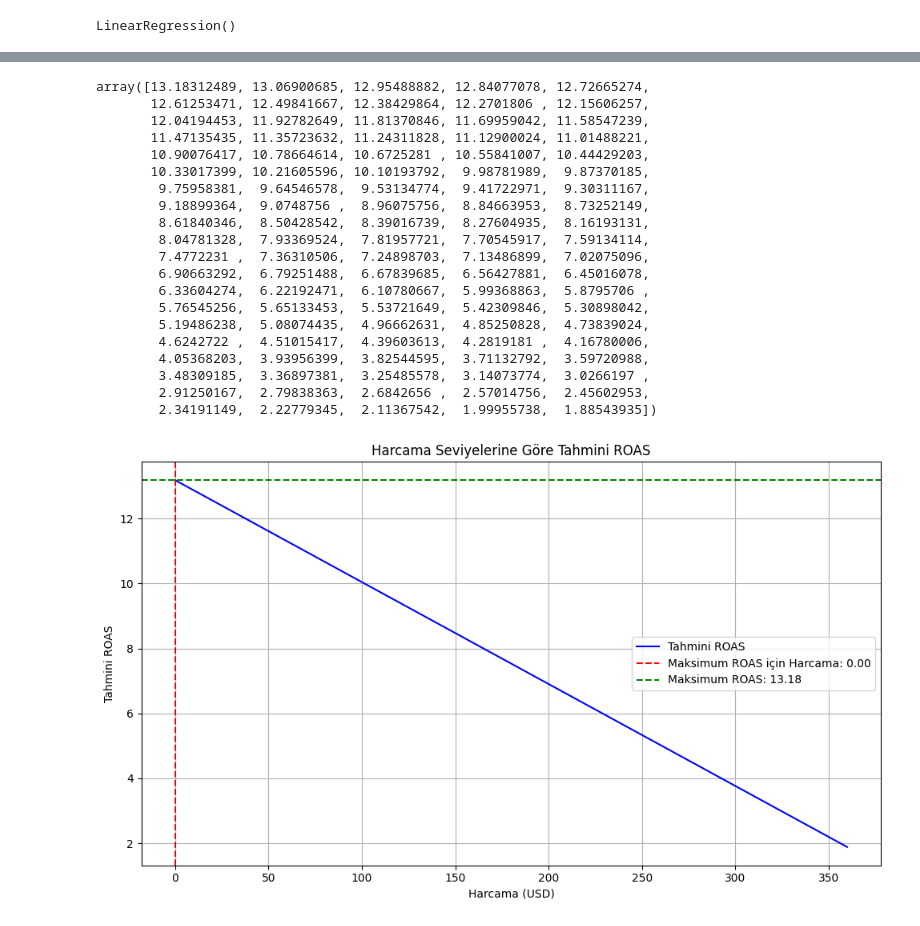
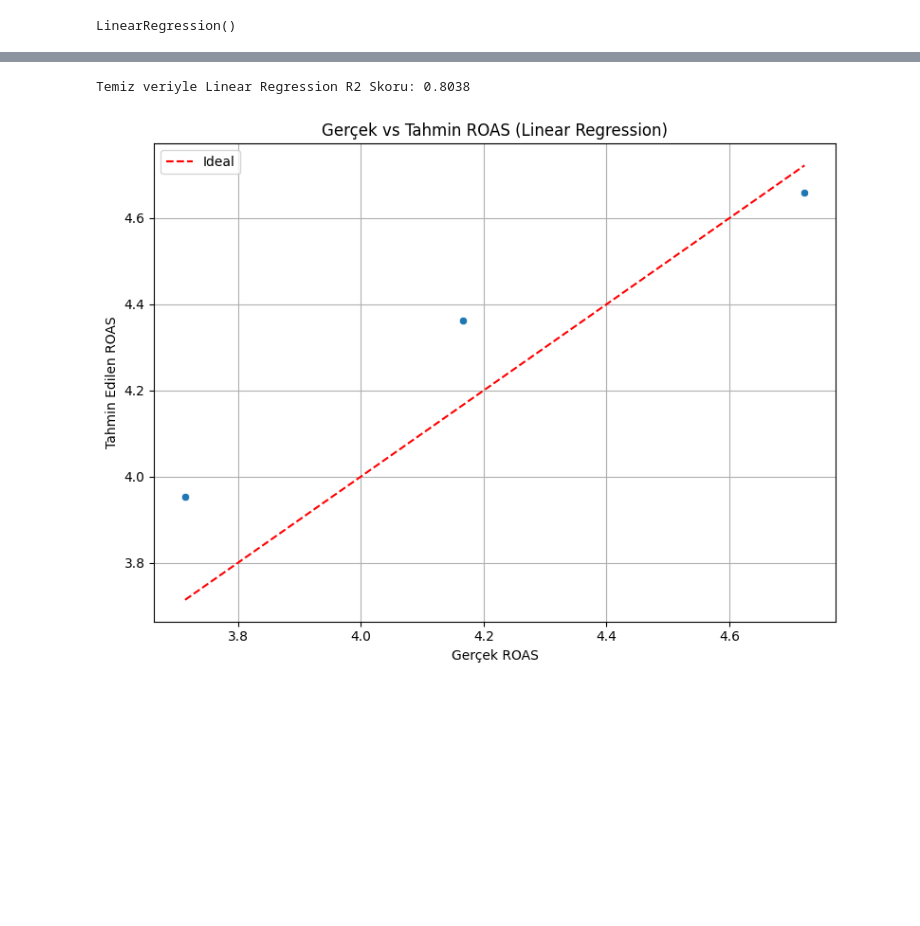
Before and after one commit to aozturkalan/API_file_pull, a Jupyter notebook: maximizingROAS_model.ipynb, the cells around one changed output, grey strips where cells are left out. Saved outputs shown, nothing was run; the diff lists cells and outputs as text; code cells hidden in the pictures; blank space fills up the shorter version.

```diff
--- a/maximizingROAS_model.ipynb
+++ b/maximizingROAS_model.ipynb
@@ -54,10 +56,7 @@ memory usage: 1.3+ KB
 | 75% | 11500.000000 | 790.000000 | 33.500000 | 260.000000 | 950.000000 | 4.369048 | 7.886905 | 5.026316 |
 | max | 20000.000000 | 1200.000000 | 60.000000 | 400.000000 | 1700.000000 | 26.666667 | 14.000000 | 8.750000 |
 # %%
-# New feature
-df['net_revenue'] = df['Revenue (USD)'] - df['Spend (USD)']
-
 # Feature (X) and (y)
-X = df[['Spend (USD)', 'net_revenue']]
+X = df[['Impressions', 'Clicks', 'Conversions', 'Spend (USD)']]
 y = df['ROAS']
 # %%
@@ -69,0 +95,4 @@ from sklearn.metrics import mean_squared_error, r2_score
+# %%
+# Feature (X) and (y)
+X_clean = df_clean[['Impressions', 'Clicks', 'Conversions', 'Spend (USD)']]
+y_clean = df_clean['ROAS']
@@ -178,44 +109,20 @@ y_pred_range = model.predict(X_pred_range)
-# %%
-y_pred_range
-# %% [output]
-array([13.18312489, 13.06900685, 12.95488882, 12.84077078, 12.72665274,
-       12.61253471, 12.49841667, 12.38429864, 12.2701806 , 12.15606257,
-       12.04194453, 11.92782649, 11.81370846, 11.69959042, 11.58547239,
-       11.47135435, 11.35723632, 11.24311828, 11.12900024, 11.01488221,
-       10.90076417, 10.78664614, 10.6725281 , 10.55841007, 10.44429203,
-       10.33017399, 10.21605596, 10.10193792,  9.98781989,  9.87370185,
-        9.75958381,  9.64546578,  9.53134774,  9.41722971,  9.30311167,
-        9.18899364,  9.0748756 ,  8.96075756,  8.84663953,  8.73252149,
-        8.61840346,  8.50428542,  8.39016739,  8.27604935,  8.16193131,
-        8.04781328,  7.93369524,  7.81957721,  7.70545917,  7.59134114,
-        7.4772231 ,  7.36310506,  7.24898703,  7.13486899,  7.02075096,
-        6.90663292,  6.79251488,  6.67839685,  6.56427881,  6.45016078,
-        6.33604274,  6.22192471,  6.10780667,  5.99368863,  5.8795706 ,
-        5.76545256,  5.65133453,  5.53721649,  5.42309846,  5.30898042,
-        5.19486238,  5.08074435,  4.96662631,  4.85250828,  4.73839024,
-        4.6242722 ,  4.51015417,  4.39603613,  4.2819181 ,  4.16780006,
-        4.05368203,  3.93956399,  3.82544595,  3.71132792,  3.59720988,
-        3.48309185,  3.36897381,  3.25485578,  3.14073774,  3.0266197 ,
-        2.91250167,  2.79838363,  2.6842656 ,  2.57014756,  2.45602953,
-        2.34191149,  2.22779345,  2.11367542,  1.99955738,  1.88543935])
-# %%
-import matplotlib.pyplot as plt
-
-# En yüksek ROAS'ı ve karşılık gelen harcamayı bul
-max_roas = y_pred_range.max()
-optimal_spend = spend_range[y_pred_range.argmax()]
-
-# Grafik
-plt.figure(figsize=(10, 6))
-plt.plot(spend_range, y_pred_range, label='Tahmini ROAS', color='blue')
-plt.axvline(x=optimal_spend, color='red', linestyle='--', label=f'Maksimum ROAS için Harcama: {optimal_spend:.2f}')
-plt.axhline(y=max_roas, color='green', linestyle='--', label=f'Maksimum ROAS: {max_roas:.2f}')
-plt.xlabel('Harcama (USD)')
-plt.ylabel('Tahmini ROAS')
-plt.title('Harcama Seviyelerine Göre Tahmini ROAS')
-plt.legend()
-plt.grid(True)
-plt.tight_layout()
-plt.show()
-# %% [output]
-[figure, removed]
+# %%
+print("Temiz veriyle Linear Regression R2 Skoru:", round(r2,4))
+# %% [output]
+Temiz veriyle Linear Regression R2 Skoru: 0.8038
+# %%
+import matplotlib.pyplot as plt
+import seaborn as sns
+
+plt.figure(figsize=(8, 6))
+sns.scatterplot(x=y_test, y=y_pred)
+plt.plot([y_test.min(), y_test.max()], [y_test.min(), y_test.max()], 'r--', label='Ideal')  # y = x çizgisi
+plt.xlabel("Gerçek ROAS")
+plt.ylabel("Tahmin Edilen ROAS")
+plt.title("Gerçek vs Tahmin ROAS (Linear Regression)")
+plt.legend()
+plt.grid(True)
+plt.tight_layout()
+plt.show()
+# %% [output]
+[figure, added]
```
Also changed, not shown: parts of 24 cells of this notebook, 1 other file.
